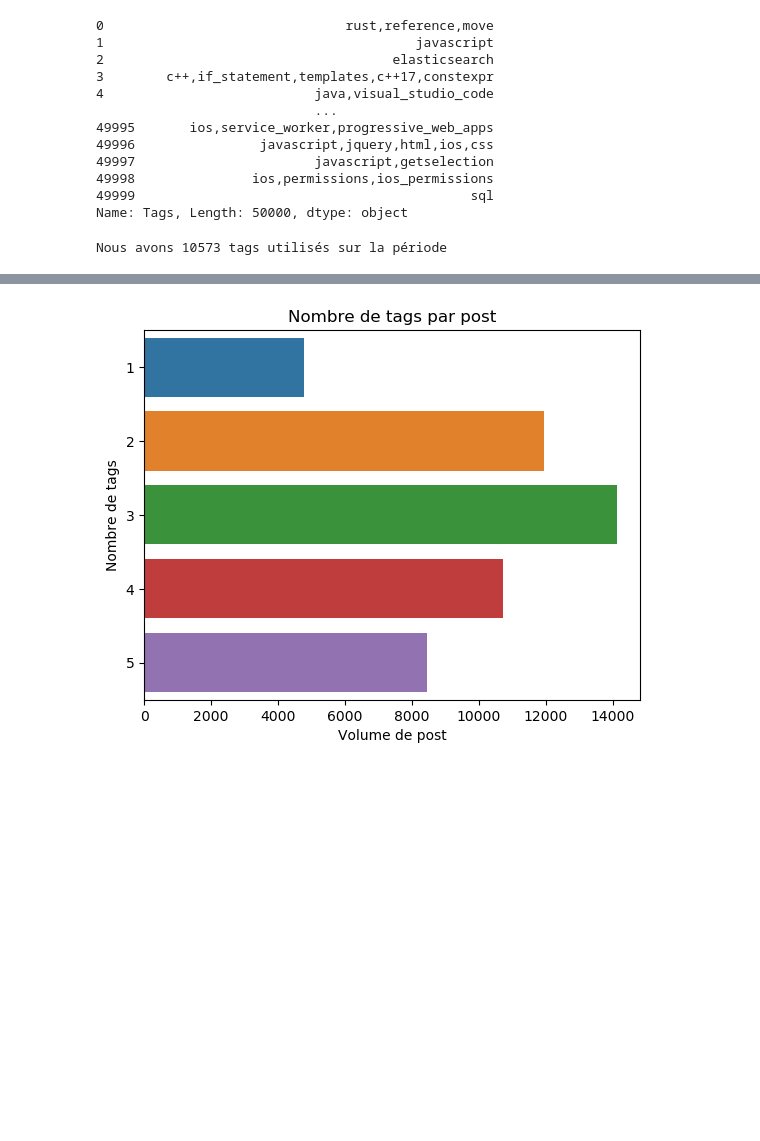
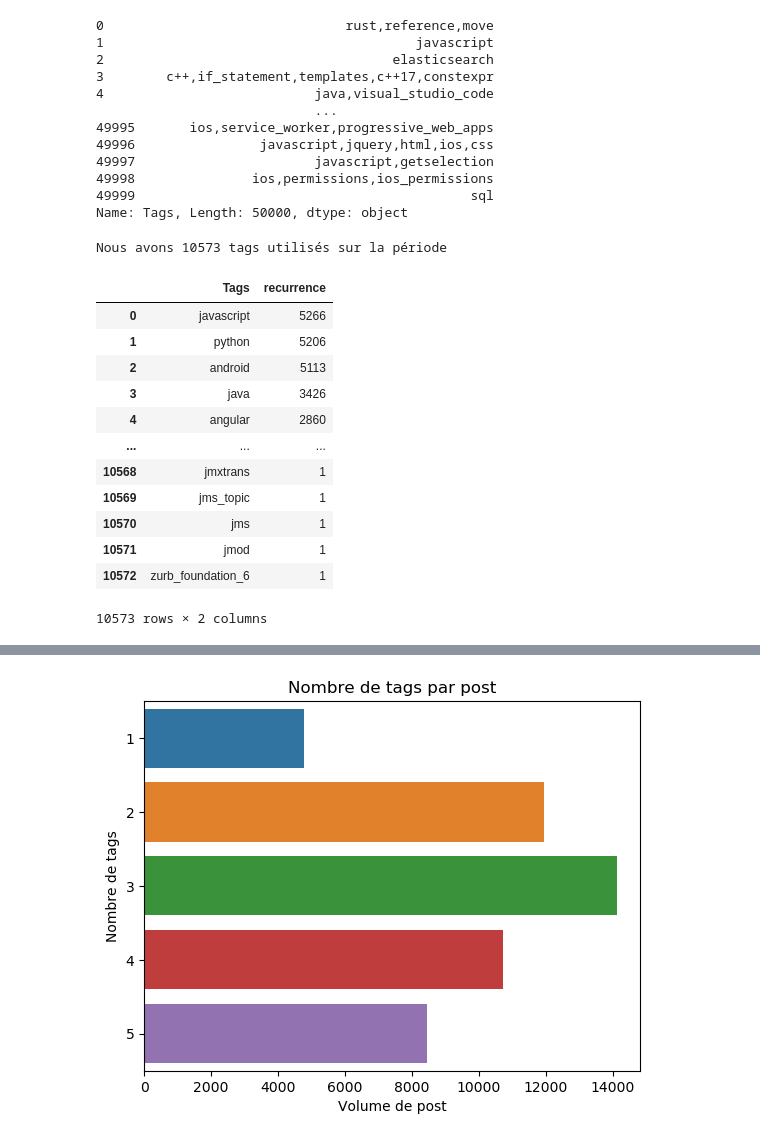
Before and after one commit to Adrian1903/Categorisez-automatiquement-des-questions, a Jupyter notebook: dev/02_nettoyage.ipynb, the cells around one changed output, grey strips where cells are left out. Drawn from its saved outputs; the diff is of its cells as text; code cells hidden in the pictures; blank space fills up the shorter version.

```diff
--- a/dev/02_nettoyage.ipynb
+++ b/dev/02_nettoyage.ipynb
@@ -109,9 +109,23 @@ Name: Tags, Length: 50000, dtype: object
 # %%
 tags = questions.Tags.str.split(',').explode().reset_index()
 tags = tags.groupby('Tags').count().sort_values(by='index', ascending=False).reset_index().rename(columns={'index': 'recurrence'})
 print(f'Nous avons {len(tags)} tags utilisés sur la période')
+tags
 # %% [output]
 Nous avons 10573 tags utilisés sur la période
+|  | Tags | recurrence |
+| 0 | javascript | 5266 |
+| 1 | python | 5206 |
+| 2 | android | 5113 |
+| 3 | java | 3426 |
+| 4 | angular | 2860 |
+| ... | ... | ... |
+| 10568 | jmxtrans | 1 |
+| 10569 | jms_topic | 1 |
+| 10570 | jms | 1 |
+| 10571 | jmod | 1 |
+| 10572 | zurb_foundation_6 | 1 |
+10573 rows × 2 columns
 # %%
 text = (tags.Tags + ' ') * tags['recurrence']
 text = ''.join(text)
```
Also changed, not shown: parts of 5 cells of this notebook, 1 other file.
